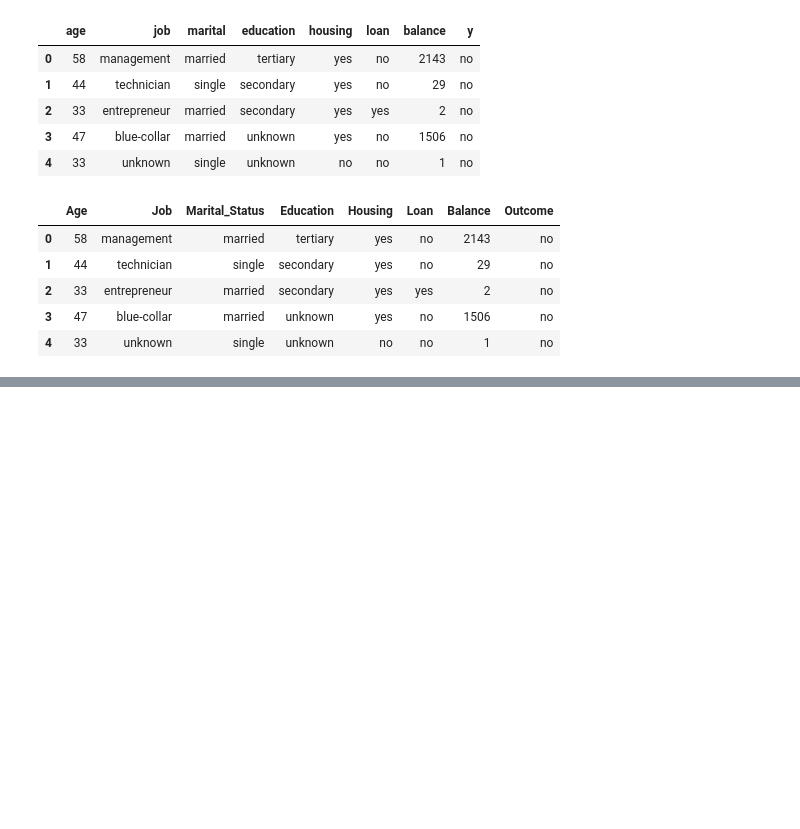
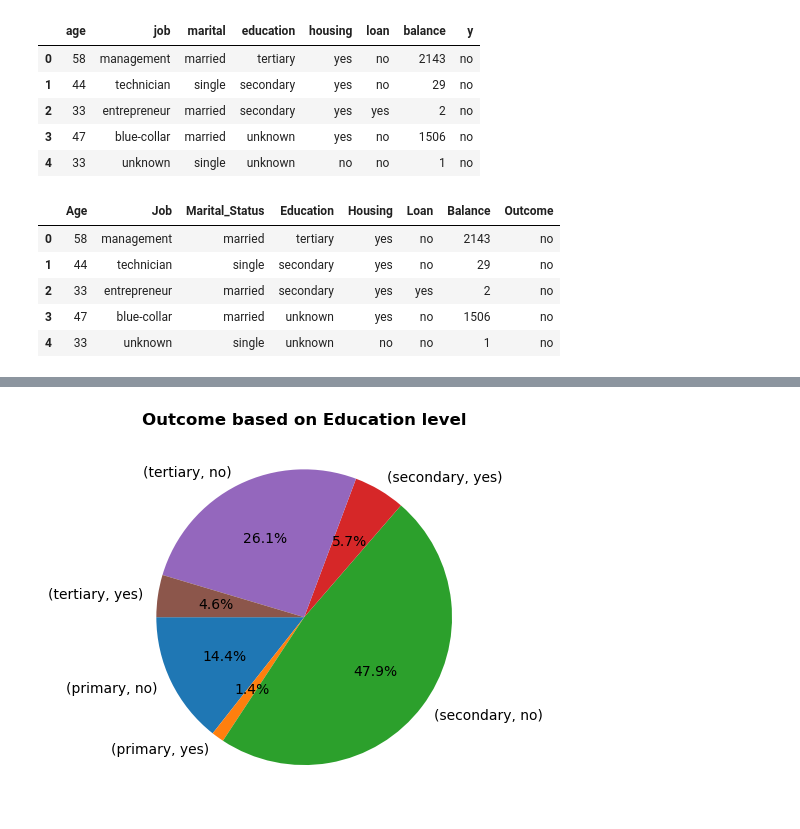
Before and after one commit to Prachi-Shah1002/Project_1, a Jupyter notebook: Main.ipynb, the cells around one changed output, grey strips where cells are left out. Saved outputs shown, nothing was run; the diff lists cells and outputs as text; code cells hidden in the pictures; blank space fills up the shorter version.

```diff
--- a/Main.ipynb
+++ b/Main.ipynb
@@ -65,0 +85,4 @@ dtype: int64
+# %%
+#making a copy of the data
+train_df_copy=train_data_clean.copy()
+train_df_copy
@@ -65,0 +103,8 @@ dtype: int64
+# %%
+#adding age range to the Dataframe
+size_bin=[0,18,35,60,100]
+labels=['Teenager','Youth','Adult','Old Adult']
+
+#categorize the age based on the bin
+train_df_copy['Age Category']=pd.cut(train_df_copy['Age'],size_bin,labels=labels)
+train_df_copy
@@ -65,0 +125,8 @@ dtype: int64
+# %%
+#adding Balance range to the Dataframe
+size_bin=[-9000,0,500,2000,10000,100000,105000]
+labels=["Negative balance",'<\$500',"\$500-$2000",'\$2000-$10000','\$10000-$100000','\$100000+']
+
+#categorize the age based on the bin
+train_df_copy['Balance Category']=pd.cut(train_df_copy['Balance'],size_bin,labels=labels)
+train_df_copy
@@ -65,0 +198,4 @@ dtype: int64
+# %%
+#showing the outcome based on Education level
+edu_level_outcome=train_df_copy.groupby('Education')['Outcome'].value_counts()
+edu_level_outcome
@@ -65,0 +211,11 @@ dtype: int64
+# %%
+# Generate a pie plot showing the outcome based on Education level
+pie_plot_edu =edu_level_outcome.plot(kind="pie",autopct='%1.1f%%',startangle=180)
+
+#set both x and y labels
+pie_plot_edu.set_title(label='Outcome based on Education level', fontweight = 'bold')
+pie_plot_edu.set_ylabel('')
+
+plt.show()
+# %% [output]
+[figure, added]
```
Also changed, not shown: parts of 17 cells of this notebook.
